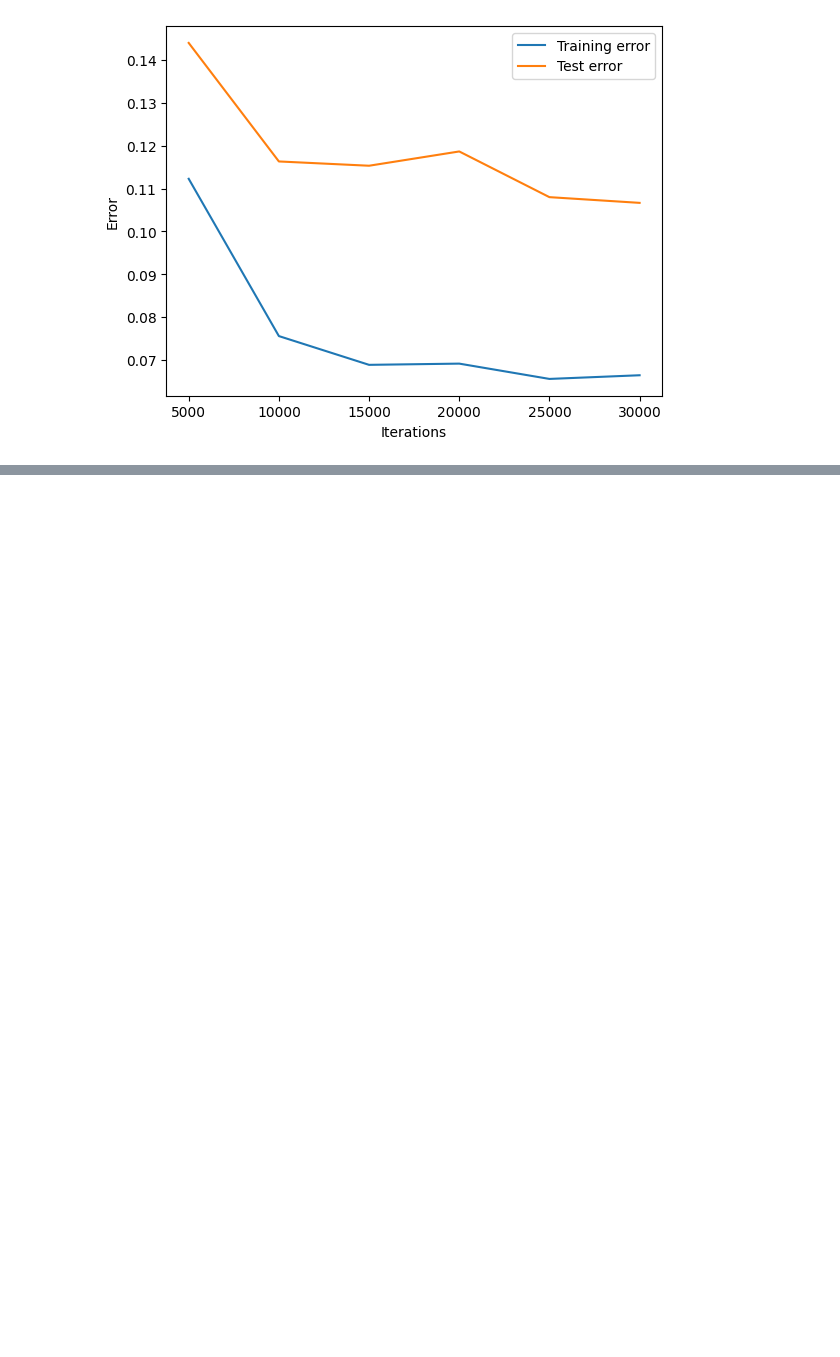
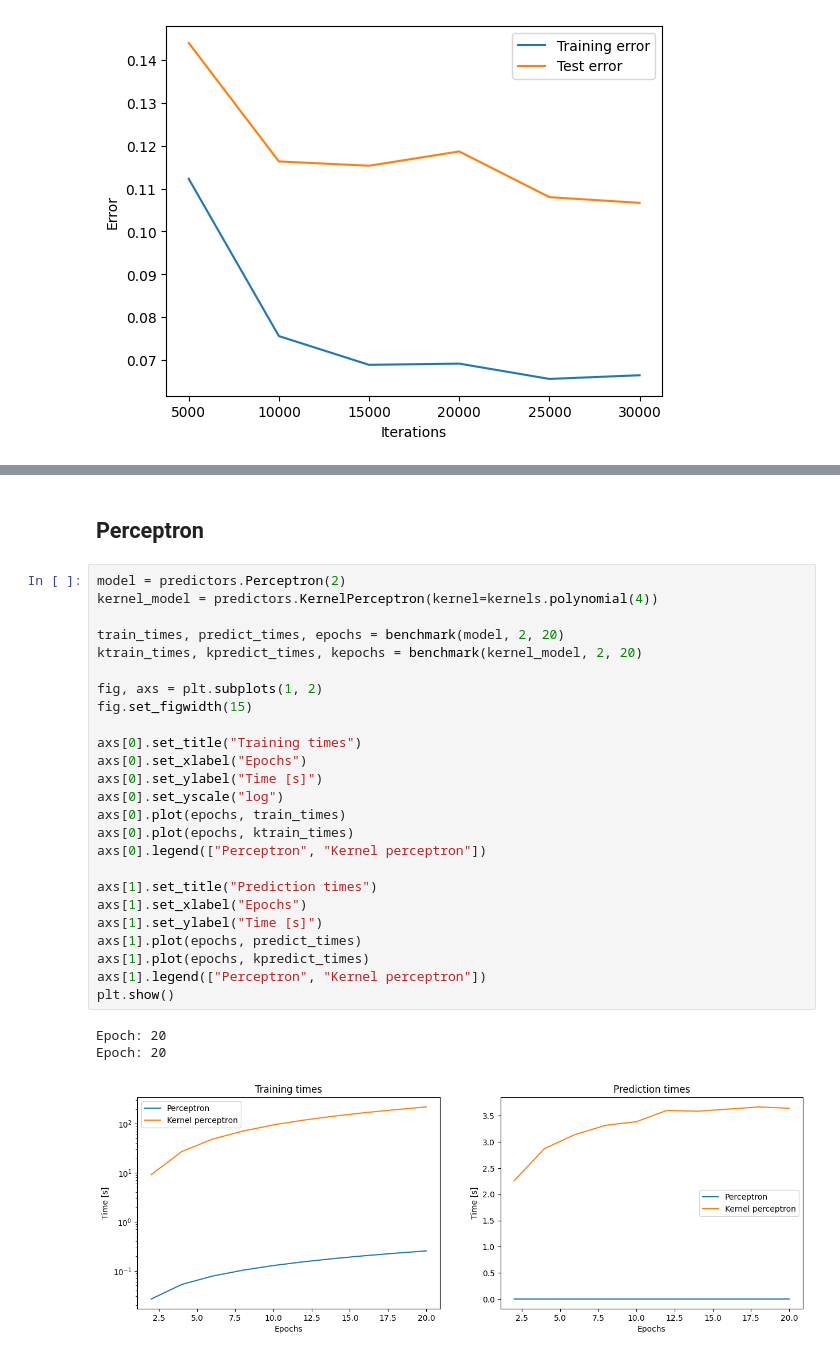
Before and after one commit to mattia01017/kernelized-linear-classification, a Jupyter notebook: src/analysis.ipynb, the cells around one changed output, grey strips where cells are left out. Cells and saved outputs as stored; diff of their text form; blank space fills up the shorter version.

Commit message:
Add some benchmarks, revised docstrings

```diff
--- a/src/analysis.ipynb
+++ b/src/analysis.ipynb
@@ -849,0 +882,31 @@ Epoch: 30000
+# %% [markdown]
+## Perceptron
+# %%
+model = predictors.Perceptron(2)
+kernel_model = predictors.KernelPerceptron(kernel=kernels.polynomial(4))
+
+train_times, predict_times, epochs = benchmark(model, 2, 20)
+ktrain_times, kpredict_times, kepochs = benchmark(kernel_model, 2, 20)
+
+fig, axs = plt.subplots(1, 2)
+fig.set_figwidth(15)
+
+axs[0].set_title("Training times")
+axs[0].set_xlabel("Epochs")
+axs[0].set_ylabel("Time [s]")
+axs[0].set_yscale("log")
+axs[0].plot(epochs, train_times)
+axs[0].plot(epochs, ktrain_times)
+axs[0].legend(["Perceptron", "Kernel perceptron"])
+
+axs[1].set_title("Prediction times")
+axs[1].set_xlabel("Epochs")
+axs[1].set_ylabel("Time [s]")
+axs[1].plot(epochs, predict_times)
+axs[1].plot(epochs, kpredict_times)
+axs[1].legend(["Perceptron", "Kernel perceptron"])
+plt.show()
+# %% [output]
+Epoch: 20
+Epoch: 20
+[figure, added]
```
Also changed, not shown: parts of 5 cells of this notebook, 3 other files.
